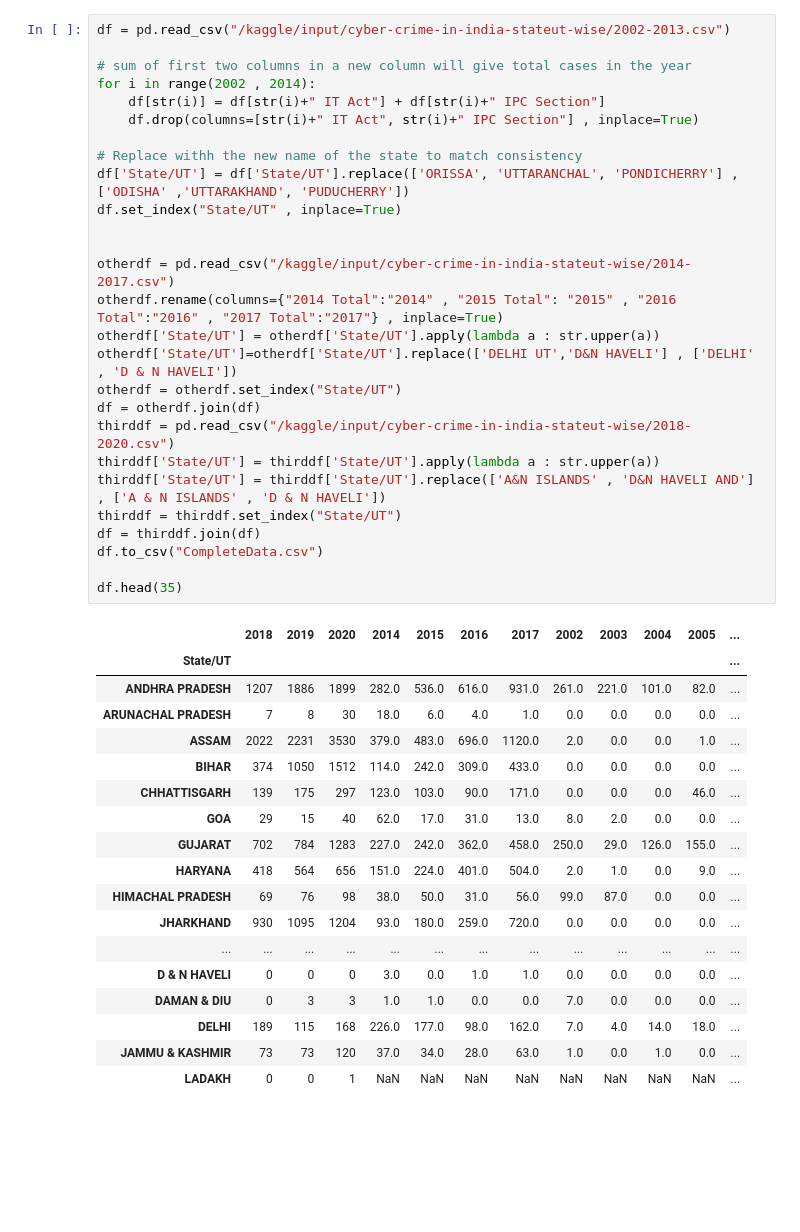
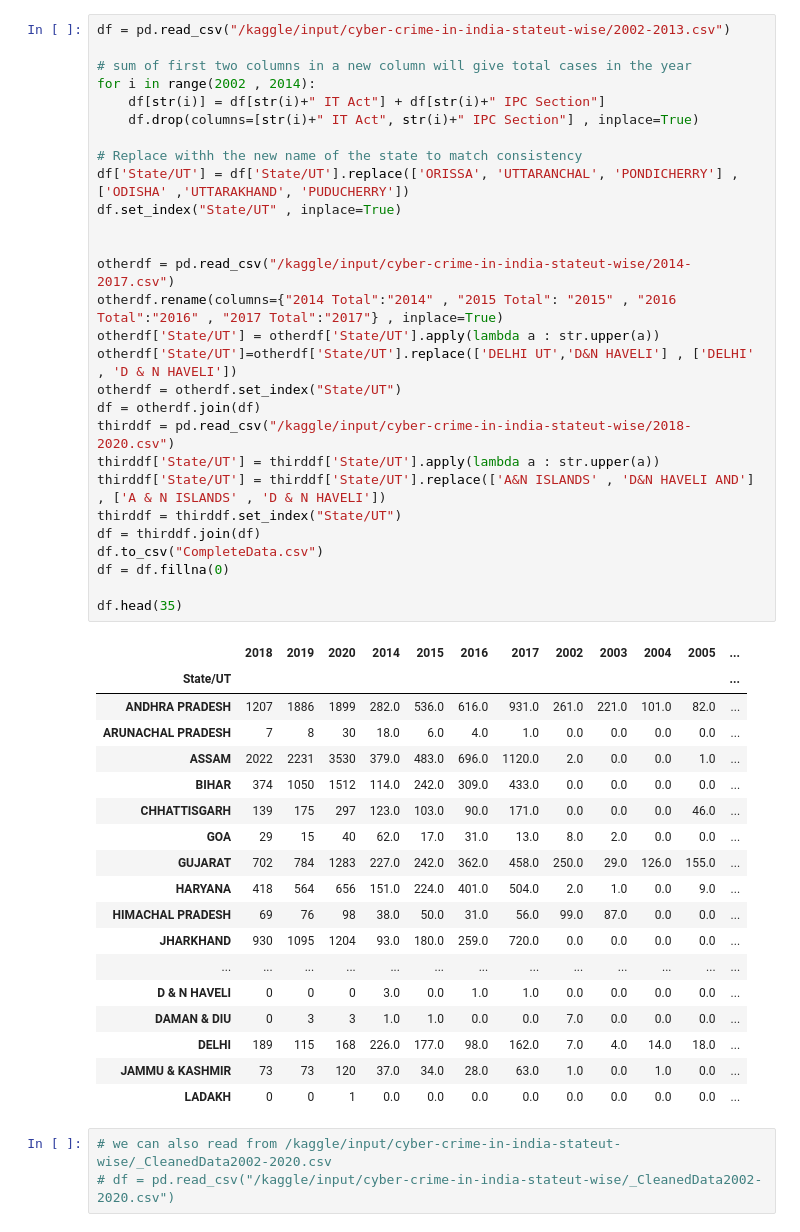
Before and after one commit to divyanshu-kunwar/kaggle_practise, a Jupyter notebook: cyber-crimes.ipynb, the cells around one changed output. Saved outputs shown, nothing was run; the diff lists cells and outputs as text; blank space fills up the shorter version.

Commit message:
Kaggle Notebook | Cyber Crimes | Version 2

```diff
--- a/cyber-crimes.ipynb
+++ b/cyber-crimes.ipynb
@@ -48,31 +61,35 @@ otherdf.rename(columns={"2014 Total":"2014" , "2015 Total": "2015" , "2016 Total
 otherdf['State/UT'] = otherdf['State/UT'].apply(lambda a : str.upper(a))
 otherdf['State/UT']=otherdf['State/UT'].replace(['DELHI UT','D&N HAVELI'] , ['DELHI' , 'D & N HAVELI'])
 otherdf = otherdf.set_index("State/UT")
 df = otherdf.join(df)
 thirddf = pd.read_csv("/kaggle/input/cyber-crime-in-india-stateut-wise/2018-2020.csv")
 thirddf['State/UT'] = thirddf['State/UT'].apply(lambda a : str.upper(a))
 thirddf['State/UT'] = thirddf['State/UT'].replace(['A&N ISLANDS' , 'D&N HAVELI AND'] , ['A & N ISLANDS' , 'D & N HAVELI'])
 thirddf = thirddf.set_index("State/UT")
 df = thirddf.join(df)
 df.to_csv("CompleteData.csv")
+df = df.fillna(0)
 
 df.head(35)
 # %% [output]
 |  | 2018 | 2019 | 2020 | 2014 | 2015 | 2016 | 2017 | 2002 | 2003 | 2004 | 2005 | ... |
 | State/UT |  |  |  |  |  |  |  |  |  |  |  | ... |
 | ANDHRA PRADESH | 1207 | 1886 | 1899 | 282.0 | 536.0 | 616.0 | 931.0 | 261.0 | 221.0 | 101.0 | 82.0 | ... |
 | ARUNACHAL PRADESH | 7 | 8 | 30 | 18.0 | 6.0 | 4.0 | 1.0 | 0.0 | 0.0 | 0.0 | 0.0 | ... |
 | ASSAM | 2022 | 2231 | 3530 | 379.0 | 483.0 | 696.0 | 1120.0 | 2.0 | 0.0 | 0.0 | 1.0 | ... |
 | BIHAR | 374 | 1050 | 1512 | 114.0 | 242.0 | 309.0 | 433.0 | 0.0 | 0.0 | 0.0 | 0.0 | ... |
 | CHHATTISGARH | 139 | 175 | 297 | 123.0 | 103.0 | 90.0 | 171.0 | 0.0 | 0.0 | 0.0 | 46.0 | ... |
 | GOA | 29 | 15 | 40 | 62.0 | 17.0 | 31.0 | 13.0 | 8.0 | 2.0 | 0.0 | 0.0 | ... |
 | GUJARAT | 702 | 784 | 1283 | 227.0 | 242.0 | 362.0 | 458.0 | 250.0 | 29.0 | 126.0 | 155.0 | ... |
 | HARYANA | 418 | 564 | 656 | 151.0 | 224.0 | 401.0 | 504.0 | 2.0 | 1.0 | 0.0 | 9.0 | ... |
 | HIMACHAL PRADESH | 69 | 76 | 98 | 38.0 | 50.0 | 31.0 | 56.0 | 99.0 | 87.0 | 0.0 | 0.0 | ... |
 | JHARKHAND | 930 | 1095 | 1204 | 93.0 | 180.0 | 259.0 | 720.0 | 0.0 | 0.0 | 0.0 | 0.0 | ... |
 | ... | ... | ... | ... | ... | ... | ... | ... | ... | ... | ... | ... | ... |
 | D & N HAVELI | 0 | 0 | 0 | 3.0 | 0.0 | 1.0 | 1.0 | 0.0 | 0.0 | 0.0 | 0.0 | ... |
 | DAMAN & DIU | 0 | 3 | 3 | 1.0 | 1.0 | 0.0 | 0.0 | 7.0 | 0.0 | 0.0 | 0.0 | ... |
 | DELHI | 189 | 115 | 168 | 226.0 | 177.0 | 98.0 | 162.0 | 7.0 | 4.0 | 14.0 | 18.0 | ... |
 | JAMMU & KASHMIR | 73 | 73 | 120 | 37.0 | 34.0 | 28.0 | 63.0 | 1.0 | 0.0 | 1.0 | 0.0 | ... |
-| LADAKH | 0 | 0 | 1 | NaN | NaN | NaN | NaN | NaN | NaN | NaN | NaN | ... |
+| LADAKH | 0 | 0 | 1 | 0.0 | 0.0 | 0.0 | 0.0 | 0.0 | 0.0 | 0.0 | 0.0 | ... |
+# %%
+# we can also read from /kaggle/input/cyber-crime-in-india-stateut-wise/_CleanedData2002-2020.csv
+# df = pd.read_csv("/kaggle/input/cyber-crime-in-india-stateut-wise/_CleanedData2002-2020.csv")
```
Also changed, not shown: parts of 10 cells of this notebook.
